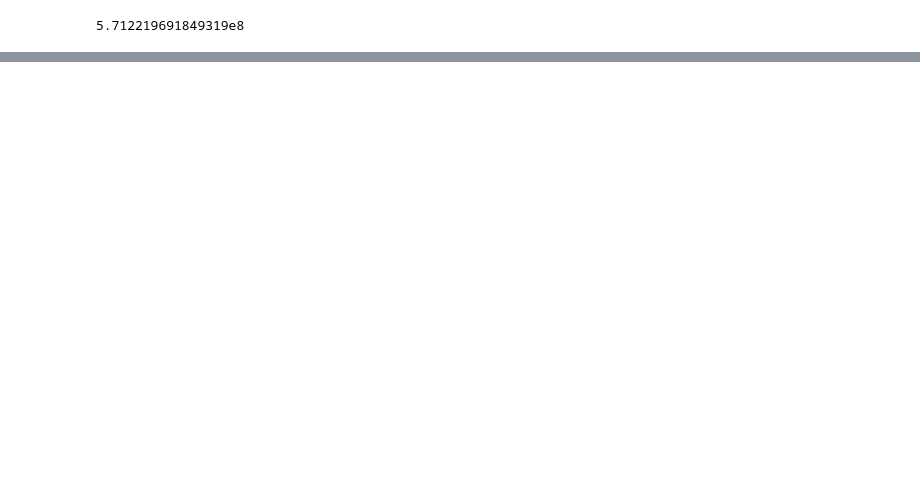
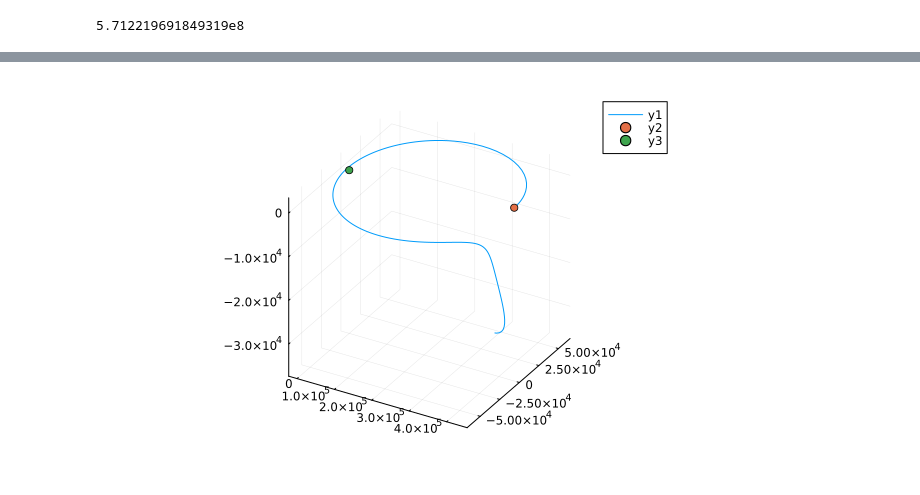
Before and after one commit to vegaf1/convex_mpc_stationkeeping, a Jupyter notebook: ephemeris_spice.ipynb, the cells around one changed output, grey strips where cells are left out. Drawn from its saved outputs; the diff is of its cells as text; code cells hidden in the pictures; blank space fills up the shorter version.

Commit message:
added new ephemeris sim files - still not working

```diff
--- a/ephemeris_spice.ipynb
+++ b/ephemeris_spice.ipynb
@@ -153,0 +228,12 @@ end
+# %%
+#solve using DifferentialEquations.jl
+#the t here is somewhere from 0-period
+function ephem_dynamics!(du, u, p, t)
+
+    #dependence on time
+    du[1:6] = ephemeris_model_EarthMoon(u[1:6], t)
+
+    #no dependence on time
+    #du[1:6] = ephemeris_model_Earth(u[1:6])
+
+end
@@ -340,0 +587,8 @@ all_states = get_state(sol)
+# %%
+#scaled version of dynamics
+#sol = just_dynamics_integrate_scaled(x_test_ephem_scaled, T_ephem_scaled)
+
+# km and seconds
+sol = just_dynamics_integrate(x0_dim, T_dim)
+
+all_states = get_state(sol)
@@ -340,0 +605,6 @@ all_states = get_state(sol)
+# %%
+plot(all_states[1,:], all_states[2,:], all_states[3,:])
+scatter!([all_states[1,1]], [all_states[2,1]], [all_states[3,1]])
+scatter!([0], [0], [0])
+# %% [output]
+[figure, added]
```
Also changed, not shown: parts of 41 cells of this notebook, 4 other files.
